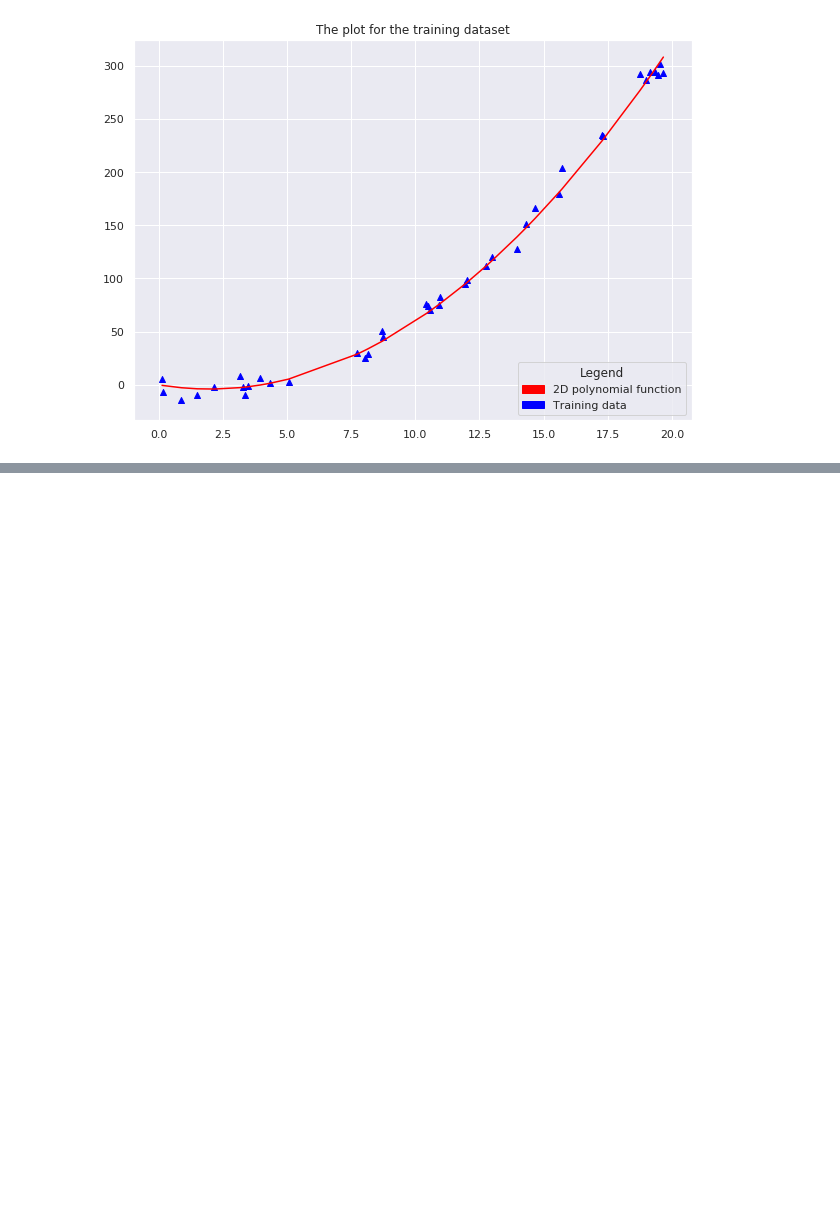
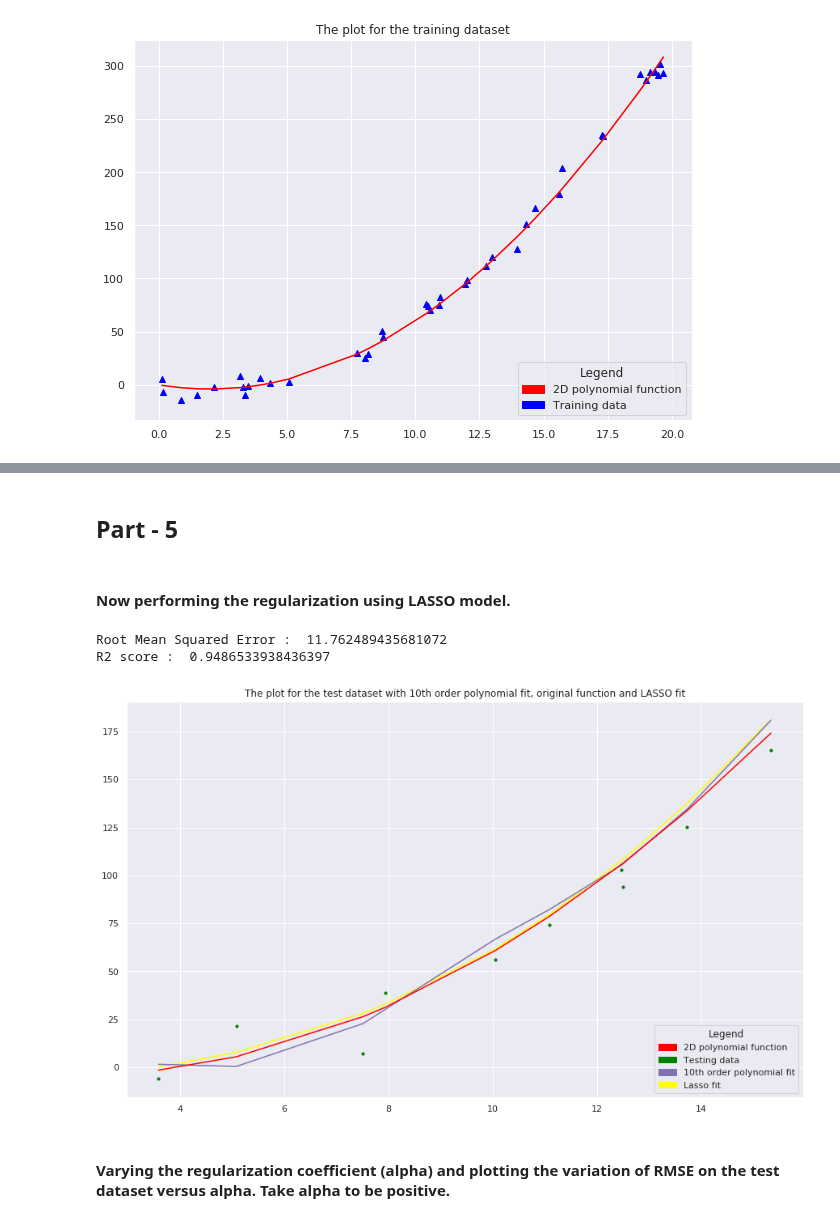
Before and after one commit to Jimut123/rkmveri-labs, a Jupyter notebook: MachineLearning/PolynomialRegressionLASSO-3.ipynb, the cells around one changed output, grey strips where cells are left out. Saved outputs shown, nothing was run; the diff lists cells and outputs as text; code cells hidden in the pictures; blank space fills up the shorter version.

```diff
--- a/MachineLearning/PolynomialRegressionLASSO-3.ipynb
+++ b/MachineLearning/PolynomialRegressionLASSO-3.ipynb
@@ -101,3 +142,70 @@ NameError: name 'rng' is not defined
+# %% [markdown]
+## Part - 5
+# %% [markdown]
+#### Now performing the regularization using LASSO model.
+# %%
+lasso_reg = linear_model.Lasso(alpha=0.0001, fit_intercept=True, normalize=True);
+#fit_intercept to center the outputs y;
+#normalize to standardize the features
+
+
+
+lasso_reg.fit(x_poly, y_train)
+y_poly_pred_lasso = lasso_reg.predict(x_poly_test)
+rmse_lasso = np.sqrt(mean_squared_error(y_test,y_poly_pred_lasso))
+r2_lasso = r2_score(y_test,y_poly_pred_lasso)
+
+
+polynomial_features= PolynomialFeatures(degree=10)
+x_poly = polynomial_features.fit_transform(X_train)
+
+x_poly_test = polynomial_features.fit_transform(X_test)
+
+model = LinearRegression()
+model.fit(x_poly, y_train)
+y_poly_pred = model.predict(x_poly_test)
+
+print("Root Mean Squared Error : ",rmse_lasso)
+print("R2 score : ",r2_lasso)
+
+fig, ax = plt.subplots(figsize=(15,9))
+ax.set_title('The plot for the test dataset with 10th order polynomial fit, original function and LASSO fit')
+#plt.scatter(X_train, y_train, s=10)
+# sort the values of x before line plot
+#sort_axis = operator.itemgetter(0)
+
+sorted_zip = sorted(zip(X_test,y_poly_pred_lasso))#, key=sort_axis)
+x_lasso, y_poly_pred_lasso = zip(*sorted_zip)
+plt.plot(x_lasso, y_poly_pred_lasso, color='yellow')
+
+
+sorted_zip = sorted(zip(X_test,y_poly_pred))
+x_, y_poly_pred = zip(*sorted_zip)
+plt.plot(x_, y_poly_pred, color='m')
+
+
+plt.scatter(X_test, y_test, s=10,color='green')
+
+
+#new_X, new_y = zip(*sorted(zip(ploy_func_x, poly_func_y))) # sort values for plotting
+plt.plot(test_new_X, test_new_y,color='red')
+#plt.scatter(X_train,y_train, marker='^',color='blue')
+
+
+
+tenthp_patch = mpatches.Patch(color='m', label='10th order polynomial fit')
+red_patch = mpatches.Patch(color='red', label='2D polynomial function')
+blue_patch = mpatches.Patch(color='green', label='Testing data')
+yellow_patch = mpatches.Patch(color='yellow', label='Lasso fit')
+plt.legend(handles=[red_patch,blue_patch,tenthp_patch,yellow_patch],loc="lower right", title="Legend")
+ax.grid(True)
+plt.show()
+# %% [output]
+Root Mean Squared Error :  11.762489435681072
+R2 score :  0.9486533938436397
+[figure, added]
+# %% [markdown]
+#### Varying the regularization coefficient (alpha) and plotting the variation of RMSE on the test dataset versus alpha. Take alpha to be positive.
 # %%
 https://www.jeremyjordan.me/polynomial-regression/
 https://docs.scipy.org/doc/numpy-1.15.0/reference/generated/numpy.random.normal.html
```
Also changed, not shown: parts of 21 cells of this notebook.
